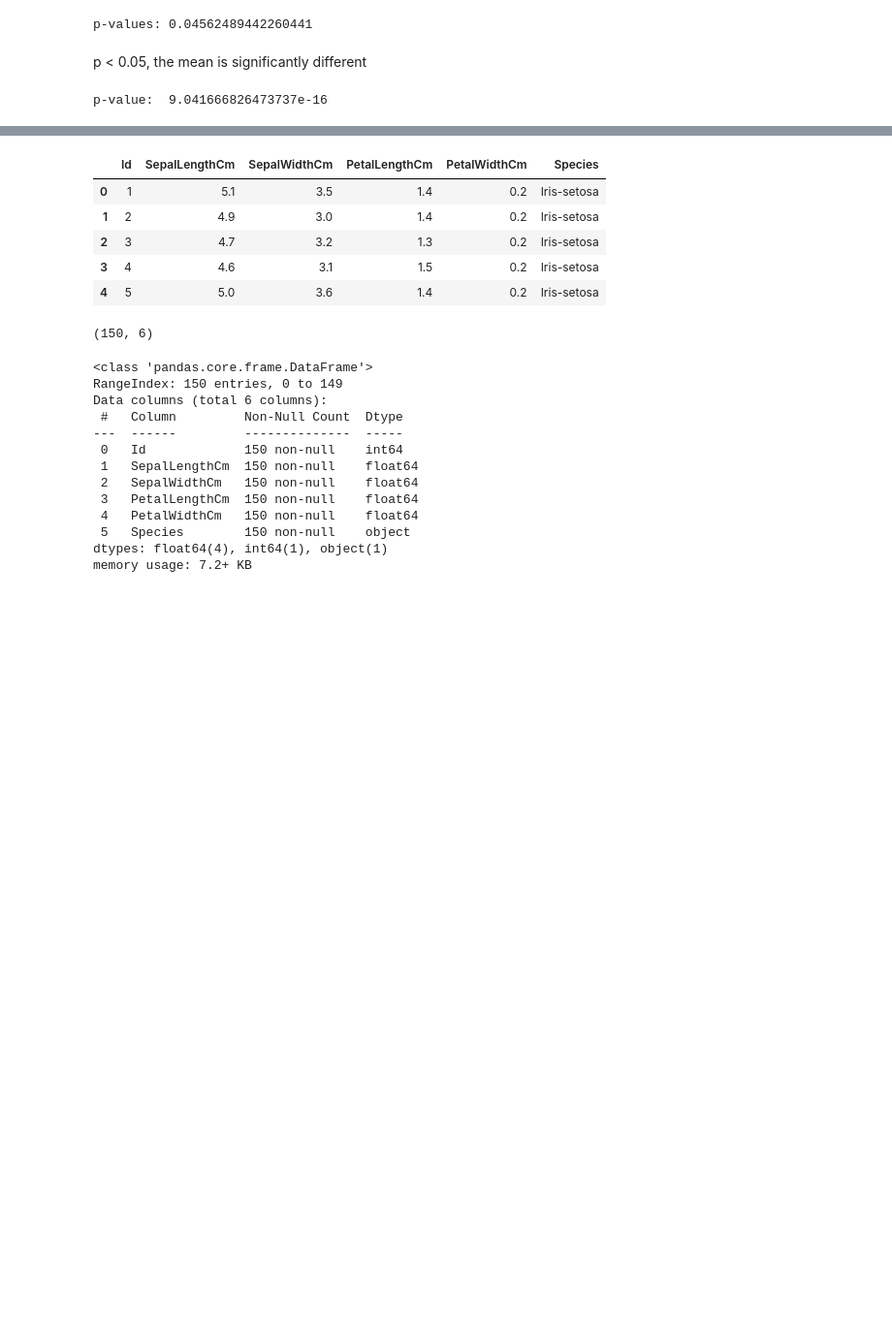
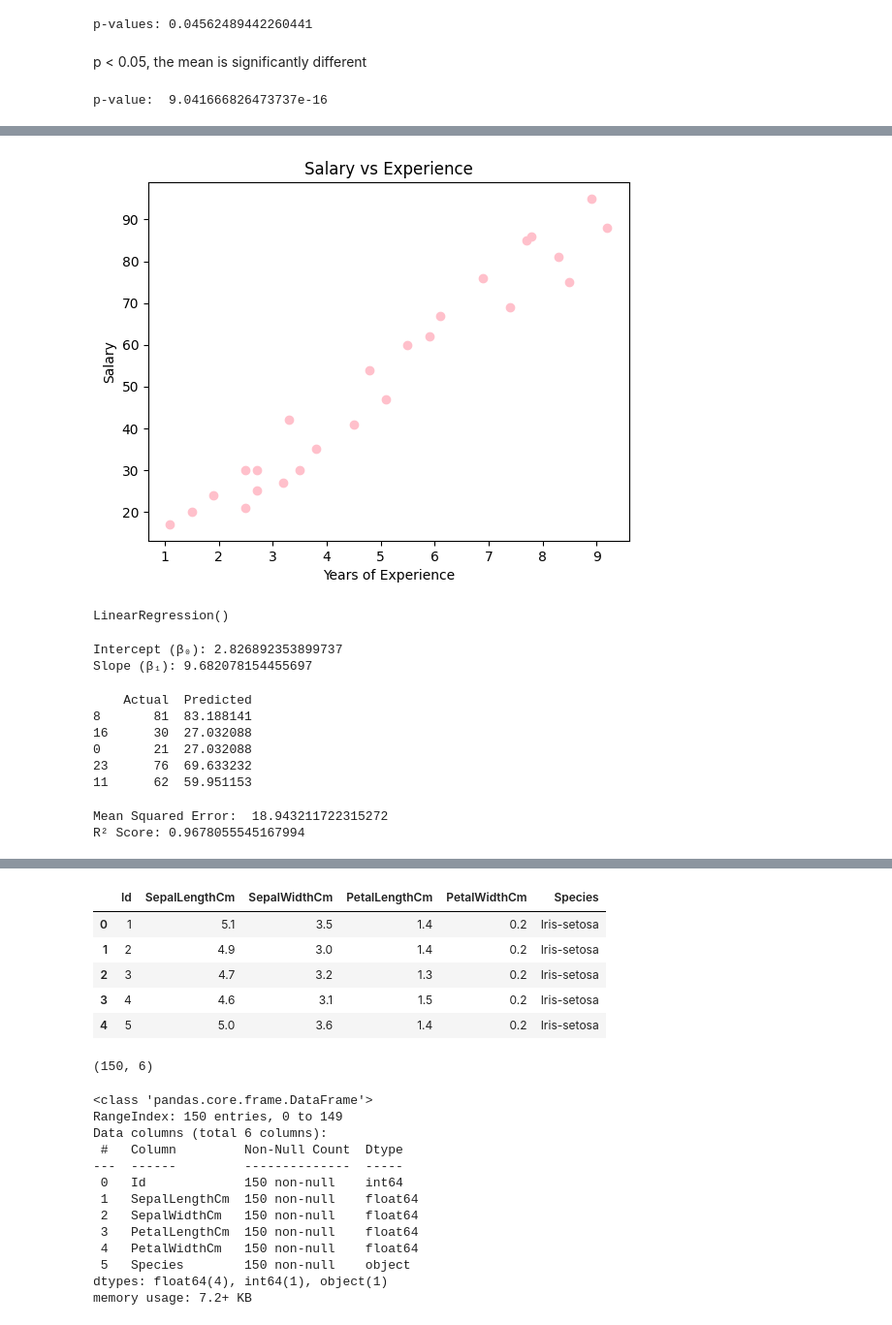
Before and after one commit to dakshayani2906/Data-Science-Portfolio, a Jupyter notebook: Untitled7.ipynb, the cells around one changed output, grey strips where cells are left out. Shown at 97% size. Saved outputs shown, nothing was run; the diff lists cells and outputs as text; code cells hidden in the pictures; blank space fills up the shorter version.

```diff
--- a/Untitled7.ipynb
+++ b/Untitled7.ipynb
@@ -45,0 +193,8 @@ p-value:  9.041666826473737e-16
+# %%
+# Load the dataset
+
+data = pd.read_csv("https://raw.githubusercontent.com/AdiPersonalWorks/Random/master/student_scores%20-%20student_scores.csv")
+data.columns = ['YearsExperience', 'Salary']
+
+#view the data
+data.head()
@@ -45,0 +208,10 @@ p-value:  9.041666826473737e-16
+# %%
+# Visualise the Data
+
+plt.scatter(data["YearsExperience"], data['Salary'], color = 'pink')
+plt.xlabel("Years of Experience")
+plt.ylabel("Salary")
+plt.title("Salary vs Experience")
+plt.show()
+# %% [output]
+[figure, added]
@@ -45,0 +225,41 @@ p-value:  9.041666826473737e-16
+# %%
+#Build and Train the Linear Regression Model
+
+model = LinearRegression()
+model.fit(X_train, y_train)
+# %% [output]
+LinearRegression()
+# %%
+# Check Model Coefficients
+
+print("Intercept (β₀):", model.intercept_)
+print("Slope (β₁):", model.coef_[0])
+# %% [output]
+Intercept (β₀): 2.826892353899737
+Slope (β₁): 9.682078154455697
+# %%
+# Predict on Test Set
+
+y_pred = model.predict(X_test)
+
+#compare actual vs predicted
+comparison = pd.DataFrame({'Actual': y_test, 'Predicted' : y_pred})
+print(comparison)
+# %% [output]
+    Actual  Predicted
+8       81  83.188141
+16      30  27.032088
+0       21  27.032088
+23      76  69.633232
+11      62  59.951153
+# %%
+#Evaluate Model
+
+mse = mean_squared_error(y_test, y_pred)
+r2 = r2_score(y_test, y_pred)
+
+print("Mean Squared Error: ", mse)
+print("R² Score:", r2)  # Closer to 1 means better model
+# %% [output]
+Mean Squared Error:  18.943211722315272
+R² Score: 0.9678055545167994
```
Also changed, not shown: parts of 26 cells of this notebook.
